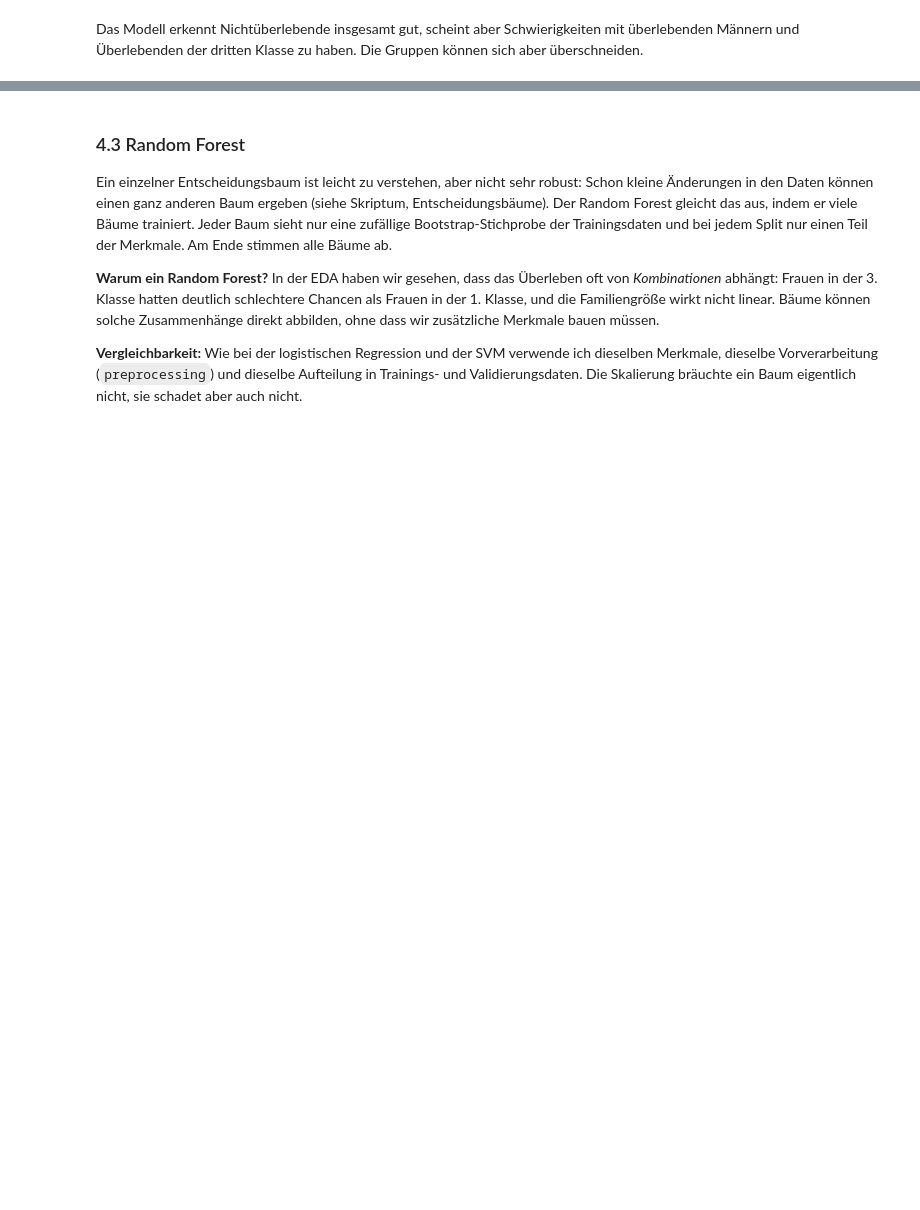
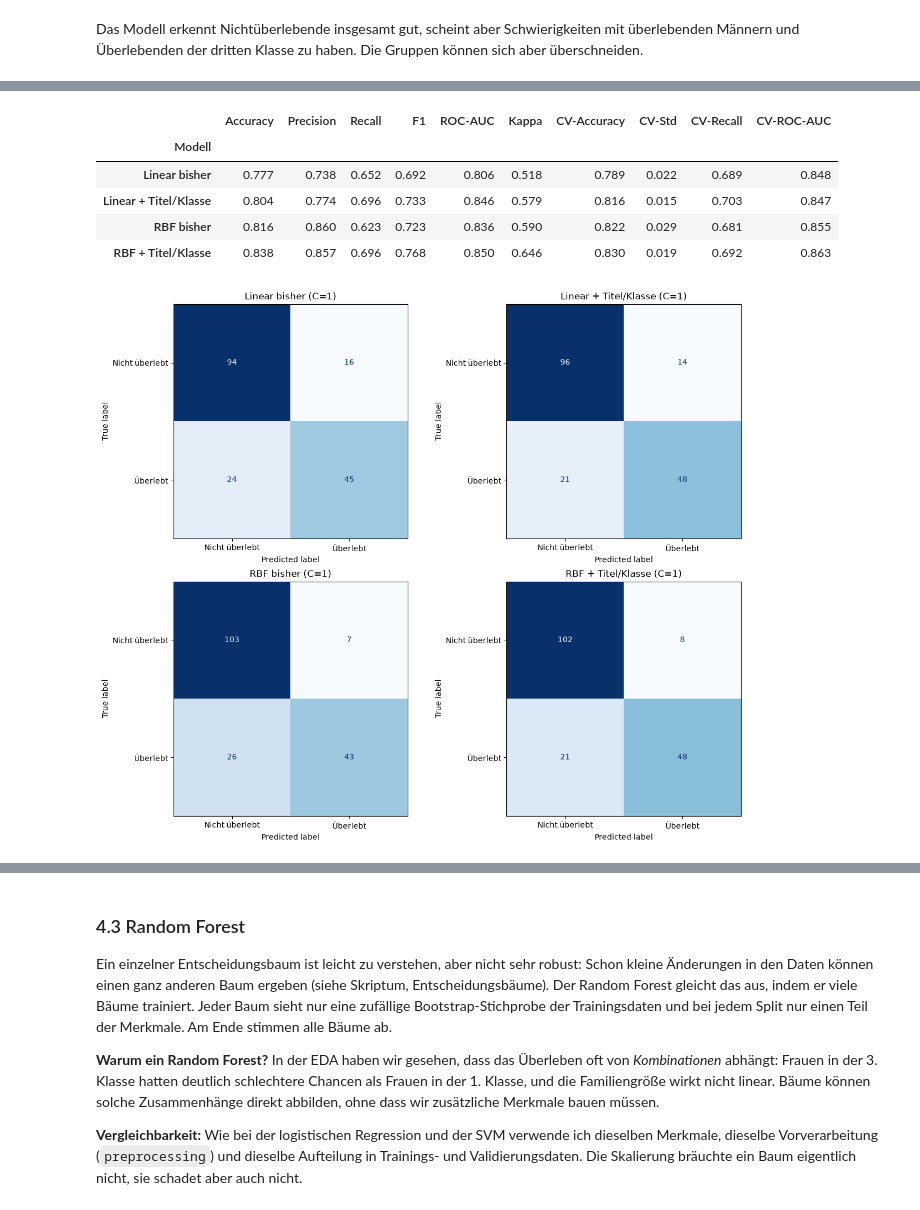
Before and after one commit to dhubmann/titanic, a Jupyter notebook: titanic.ipynb, the cells around one changed output, grey strips where cells are left out. Drawn from its saved outputs; the diff is of its cells as text; code cells hidden in the pictures; blank space fills up the shorter version.

```diff
--- a/titanic.ipynb
+++ b/titanic.ipynb
@@ -1222,7 +1322,7 @@ Besonders entscheidend sind die Support-Vektoren (Personen im Trainingsdatensatz
 # %%
 # Lineare SVM
 svm_model = Pipeline([
-    ("preprocessing", preprocessing),
+    ("preprocessing", clone(preprocessing)),
     ("svm", SVC(kernel="linear", C=1))
 ])
 
@@ -1820,0 +1972,58 @@ Das Modell erkennt Nichtüberlebende insgesamt gut, scheint aber Schwierigkeiten
+# %%
+import pandas as pd
+import matplotlib.pyplot as plt
+from IPython.display import display
+from sklearn.model_selection import cross_validate, StratifiedKFold
+from sklearn.metrics import (
+    accuracy_score, precision_score, recall_score, f1_score,
+    roc_auc_score, cohen_kappa_score, ConfusionMatrixDisplay
+)
+
+svm_titel_cv = StratifiedKFold(n_splits=5, shuffle=True, random_state=42)
+svm_titel_vergleichsmodelle = [
+    ("Linear bisher", svm_model, X_train, X_val),
+    ("Linear + Titel/Klasse", svm_linear_titel, X_train_titel, X_val_titel),
+    ("RBF bisher", rbf_model_C1, X_train, X_val),
+    ("RBF + Titel/Klasse", svm_rbf_titel, X_train_titel, X_val_titel)
+]
+svm_titel_ergebnisse = []
+fig, axes = plt.subplots(2, 2, figsize=(12, 10), layout="constrained")
+
+for ax, (name, kandidat, training, validierung) in zip(axes.ravel(), svm_titel_vergleichsmodelle):
+    vorhersage = kandidat.predict(validierung)
+    scores = kandidat.decision_function(validierung)
+    cv_resultat = cross_validate(
+        clone(kandidat), training, y_train, cv=svm_titel_cv,
+        scoring={"accuracy": "accuracy", "recall": "recall", "roc_auc": "roc_auc"}
+    )
+    svm_titel_ergebnisse.append({
+        "Modell": name,
+        "Accuracy": accuracy_score(y_val, vorhersage),
+        "Precision": precision_score(y_val, vorhersage, zero_division=0),
+        "Recall": recall_score(y_val, vorhersage, zero_division=0),
+        "F1": f1_score(y_val, vorhersage, zero_division=0),
+        "ROC-AUC": roc_auc_score(y_val, scores),
+        "Kappa": cohen_kappa_score(y_val, vorhersage),
+        "CV-Accuracy": cv_resultat["test_accuracy"].mean(),
+        "CV-Std": cv_resultat["test_accuracy"].std(),
+        "CV-Recall": cv_resultat["test_recall"].mean(),
+        "CV-ROC-AUC": cv_resultat["test_roc_auc"].mean()
+    })
+    ConfusionMatrixDisplay.from_predictions(
+        y_val, vorhersage, labels=[0, 1],
+        display_labels=["Nicht überlebt", "Überlebt"],
+        cmap="Blues", colorbar=False, ax=ax
+    )
+    ax.set_title(f"{name} (C=1)")
+
+svm_titel_vergleich = pd.DataFrame(svm_titel_ergebnisse).set_index("Modell")
+display(svm_titel_vergleich.round(3))
+plt.show()
+# %% [output]
+|  | Accuracy | Precision | Recall | F1 | ROC-AUC | Kappa | CV-Accuracy | CV-Std | CV-Recall | CV-ROC-AUC |
+| Modell |  |  |  |  |  |  |  |  |  |  |
+| Linear bisher | 0.777 | 0.738 | 0.652 | 0.692 | 0.806 | 0.518 | 0.789 | 0.022 | 0.689 | 0.848 |
+| Linear + Titel/Klasse | 0.804 | 0.774 | 0.696 | 0.733 | 0.846 | 0.579 | 0.816 | 0.015 | 0.703 | 0.847 |
+| RBF bisher | 0.816 | 0.860 | 0.623 | 0.723 | 0.836 | 0.590 | 0.822 | 0.029 | 0.681 | 0.855 |
+| RBF + Titel/Klasse | 0.838 | 0.857 | 0.696 | 0.768 | 0.850 | 0.646 | 0.830 | 0.019 | 0.692 | 0.863 |
+[figure, added]
```
Also changed, not shown: parts of 20 cells of this notebook.
